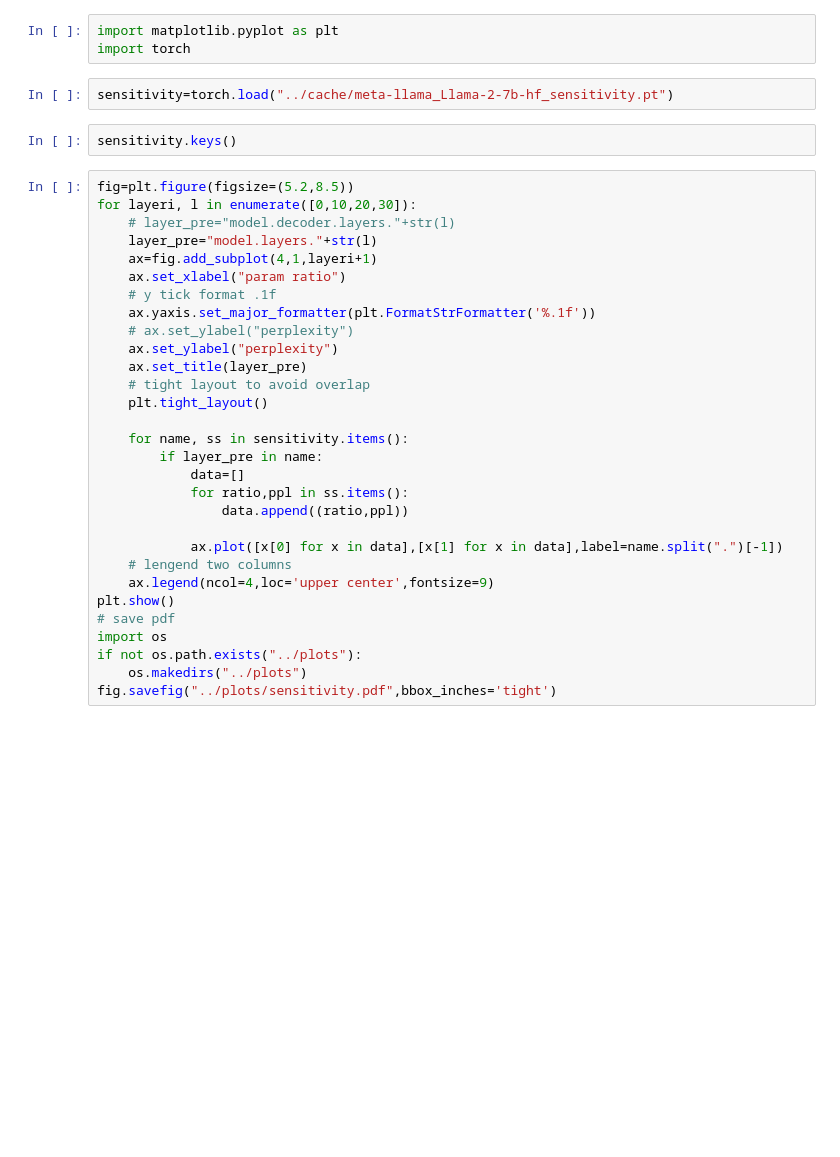
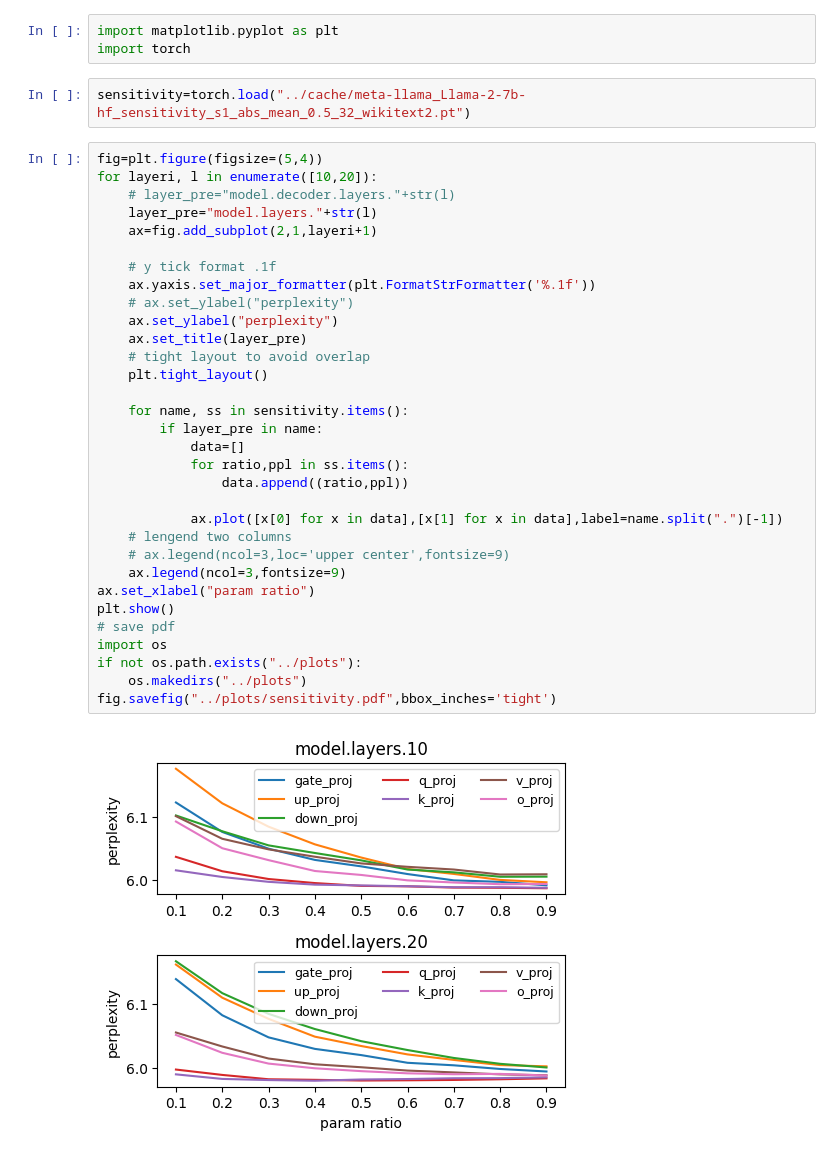
Before and after one commit to hahnyuan/ASVD4LLM, a Jupyter notebook: experiments/sensitivity_plot.ipynb, the cells around one changed output. Cells and saved outputs as stored; diff of their text form; blank space fills up the shorter version.

```diff
--- a/experiments/sensitivity_plot.ipynb
+++ b/experiments/sensitivity_plot.ipynb
@@ -2,36 +2,38 @@
 import matplotlib.pyplot as plt
 import torch
 # %%
-sensitivity=torch.load("../cache/meta-llama_Llama-2-7b-hf_sensitivity.pt")
+sensitivity=torch.load("../cache/meta-llama_Llama-2-7b-hf_sensitivity_s1_abs_mean_0.5_32_wikitext2.pt")
-# %%
-sensitivity.keys()
 # %%
-fig=plt.figure(figsize=(5.2,8.5))
-for layeri, l in enumerate([0,10,20,30]):
+fig=plt.figure(figsize=(5,4))
+for layeri, l in enumerate([10,20]):
     # layer_pre="model.decoder.layers."+str(l)
     layer_pre="model.layers."+str(l)
-    ax=fig.add_subplot(4,1,layeri+1)
-    ax.set_xlabel("param ratio")
+    ax=fig.add_subplot(2,1,layeri+1)
+
     # y tick format .1f
     ax.yaxis.set_major_formatter(plt.FormatStrFormatter('%.1f'))
     # ax.set_ylabel("perplexity")
     ax.set_ylabel("perplexity")
     ax.set_title(layer_pre)
     # tight layout to avoid overlap
     plt.tight_layout()
 
     for name, ss in sensitivity.items():
         if layer_pre in name:
             data=[]
             for ratio,ppl in ss.items():
                 data.append((ratio,ppl))
 
             ax.plot([x[0] for x in data],[x[1] for x in data],label=name.split(".")[-1])
     # lengend two columns
-    ax.legend(ncol=4,loc='upper center',fontsize=9)
+    # ax.legend(ncol=3,loc='upper center',fontsize=9)
+    ax.legend(ncol=3,fontsize=9)
+ax.set_xlabel("param ratio")
 plt.show()
 # save pdf
 import os
 if not os.path.exists("../plots"):
     os.makedirs("../plots")
 fig.savefig("../plots/sensitivity.pdf",bbox_inches='tight')
+# %% [output]
+[figure, added]
```
Also changed, not shown: 17 other files.
